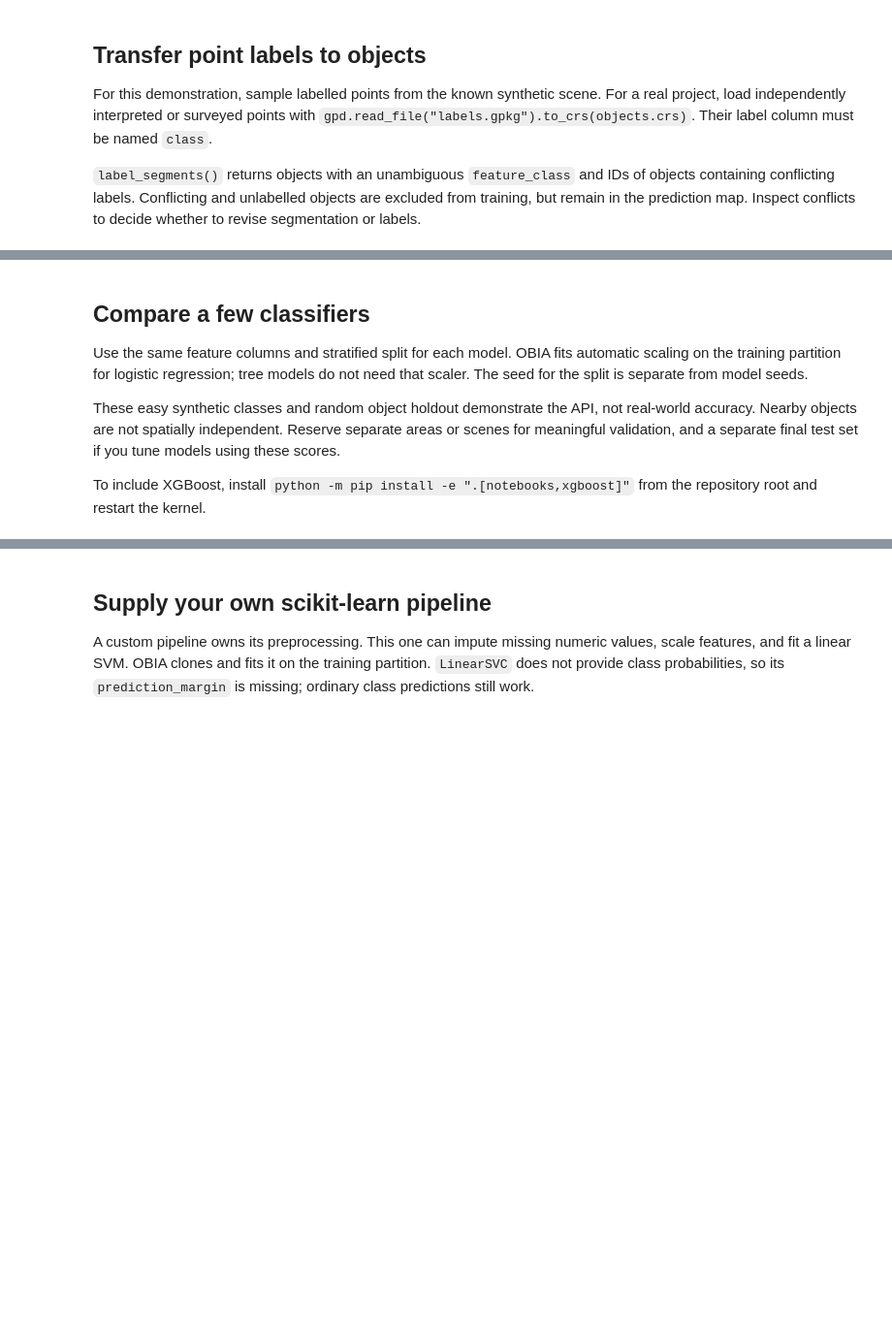
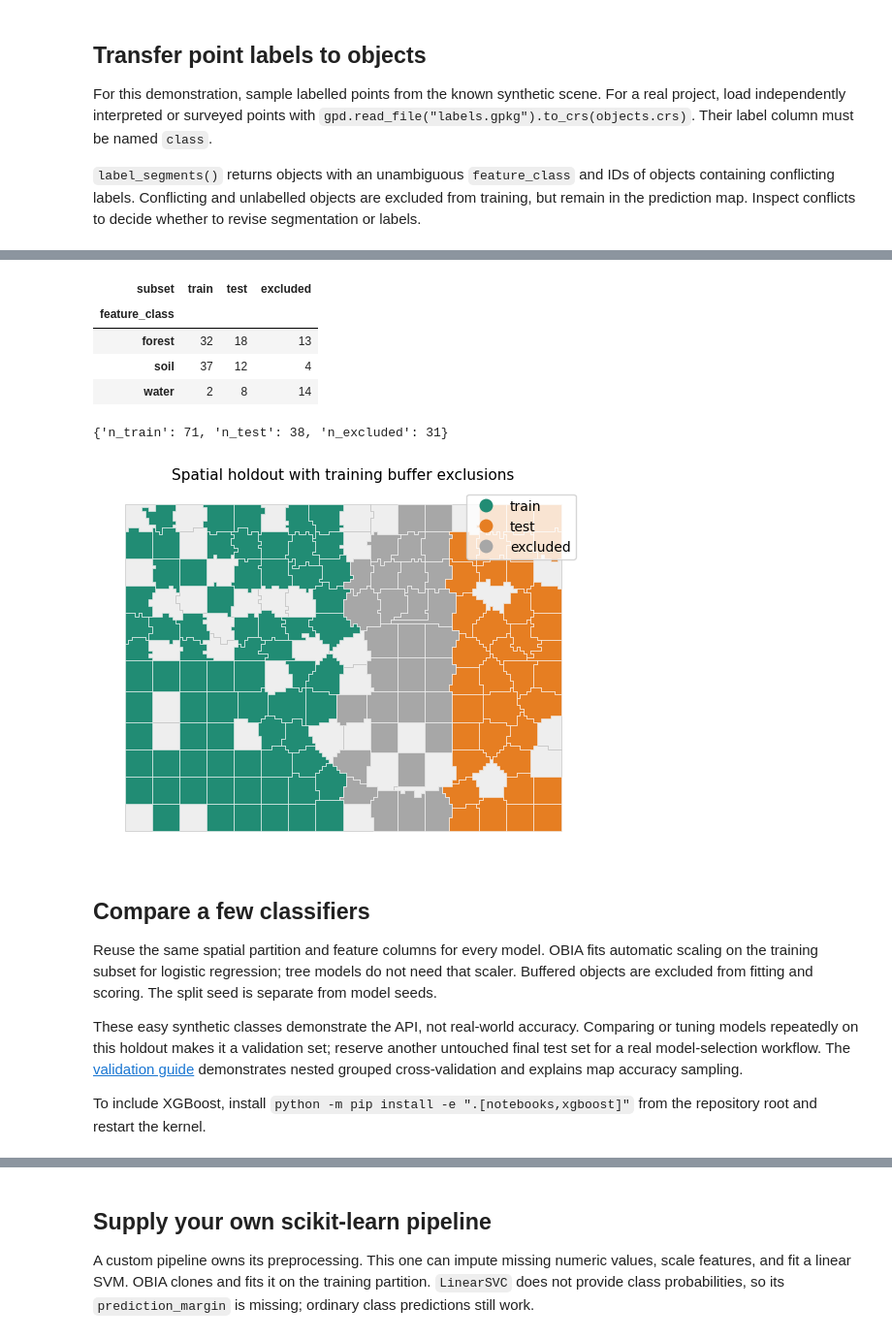
Before and after one commit to iosefa/obia, a Jupyter notebook: docs/examples/03_classification.ipynb, the cells around one changed output, grey strips where cells are left out. Shown at 97% size. Drawn from its saved outputs; the diff is of its cells as text; code cells hidden in the pictures; blank space fills up the shorter version.

```diff
--- a/docs/examples/03_classification.ipynb
+++ b/docs/examples/03_classification.ipynb
@@ -148,14 +170,43 @@ Labelled objects: 140; conflicting objects excluded: 2
+# %%
+partition = split_objects(
+    training, method="spatial", block_size=64, block_origin=(500_000, 2_200_000),
+    buffer_distance=2, test_size=0.25, random_state=42,
+)
+display(partition.class_counts)
+print({key: partition.metadata[key] for key in ("n_train", "n_test", "n_excluded")})
+
+fig, ax = plt.subplots(figsize=(6, 4), layout="constrained")
+objects.plot(ax=ax, color="#eeeeee", edgecolor="#bbbbbb", linewidth=0.4)
+partition.assignments.plot(
+    ax=ax, column="subset", categorical=True, categories=["train", "test", "excluded"],
+    cmap=ListedColormap(["#218c74", "#e67e22", "#a7a7a7"]), legend=True,
+    edgecolor="white", linewidth=0.4,
+)
+ax.set_title("Spatial holdout with training buffer exclusions")
+ax.set_axis_off()
+plt.show()
+partition.assignments.to_file(output_dir / "validation_split.gpkg", driver="GPKG")
+# %% [output]
+| subset | train | test | excluded |
+| feature_class |  |  |  |
+| forest | 32 | 18 | 13 |
+| soil | 37 | 12 | 4 |
+| water | 2 | 8 | 14 |
+{'n_train': 71, 'n_test': 38, 'n_excluded': 31}
+[figure, added]
 # %% [markdown]
 ## Compare a few classifiers
 
-Use the same feature columns and stratified split for each model. OBIA fits
-automatic scaling on the training partition for logistic regression; tree models
-do not need that scaler. The seed for the split is separate from model seeds.
+Reuse the same spatial partition and feature columns for every model. OBIA fits
+automatic scaling on the training subset for logistic regression; tree models
+do not need that scaler. Buffered objects are excluded from fitting and scoring.
+The split seed is separate from model seeds.
 
-These easy synthetic classes and random object holdout demonstrate the API, not
-real-world accuracy. Nearby objects are not spatially independent. Reserve
-separate areas or scenes for meaningful validation, and a separate final test
-set if you tune models using these scores.
+These easy synthetic classes demonstrate the API, not real-world accuracy.
+Comparing or tuning models repeatedly on this holdout makes it a validation set;
+reserve another untouched final test set for a real model-selection workflow.
+The [validation guide](https://obia.sefa.ai/usage/validation/) demonstrates
+nested grouped cross-validation and explains map accuracy sampling.
 
 To include XGBoost, install `python -m pip install -e ".[notebooks,xgboost]"`
 from the repository root and restart the kernel.
```
Also changed, not shown: parts of 9 cells of this notebook, 12 other files.
